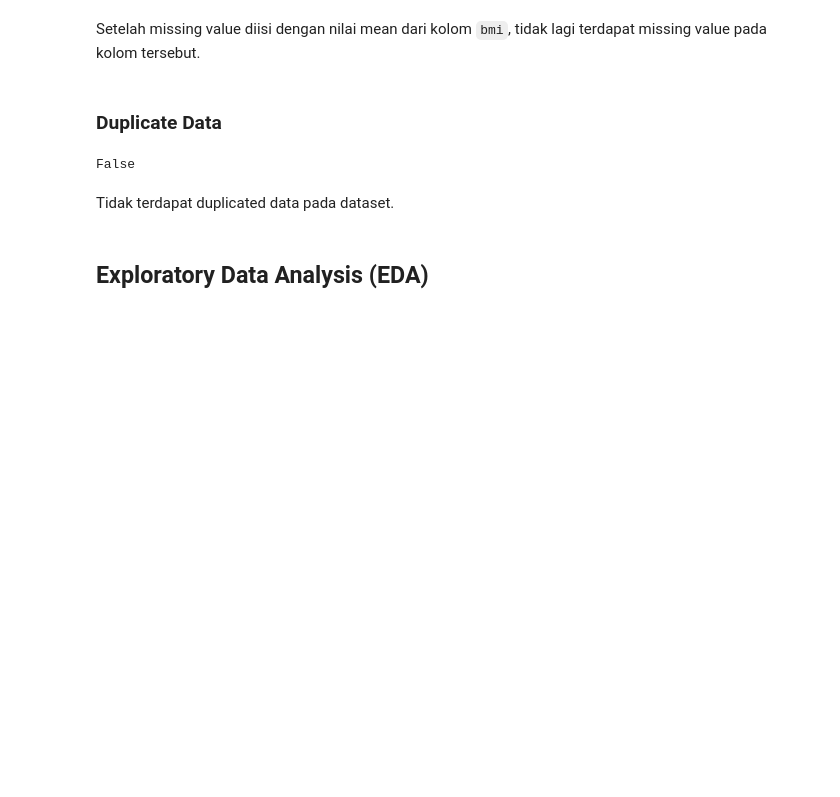
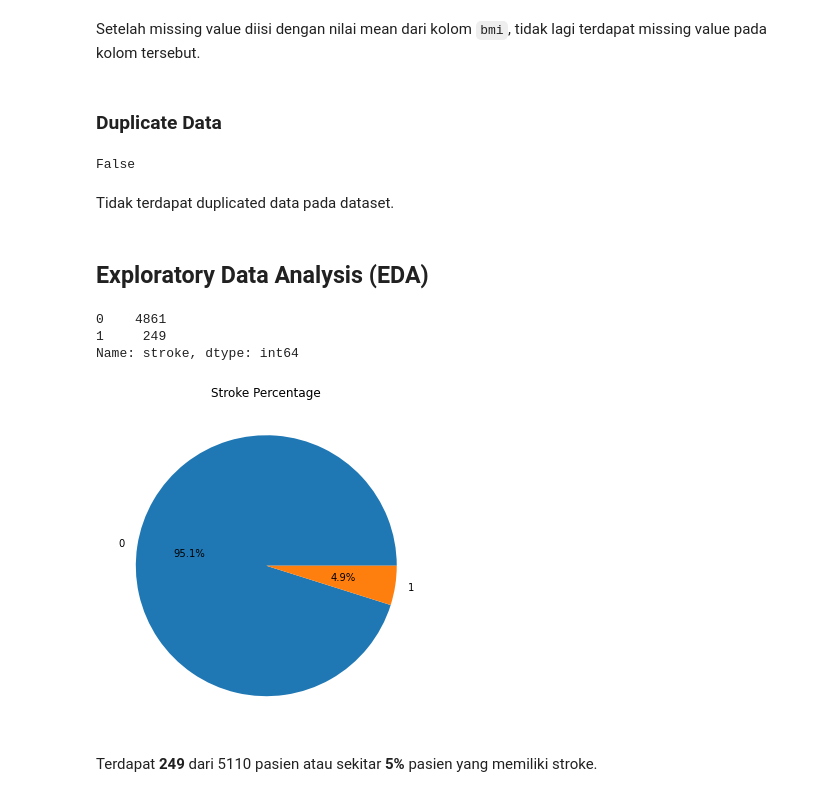
Before and after one commit to Penzragon/h8dsft_LogisticRegression, a Jupyter notebook: script.ipynb, the cells around one changed output. Cells and saved outputs as stored; diff of their text form; code cells hidden in the pictures; blank space fills up the shorter version.

```diff
--- a/script.ipynb
+++ b/script.ipynb
@@ -166,3 +166,18 @@ False
 Tidak terdapat duplicated data pada dataset.
 # %% [markdown]
 ## Exploratory Data Analysis (EDA)
+# %%
+stroke.stroke.value_counts()
+# %% [output]
+0    4861
+1     249
+Name: stroke, dtype: int64
+# %%
+plt.figure(figsize=(10, 6))
+plt.pie(stroke.stroke.value_counts(), labels=stroke.stroke.value_counts().index, autopct='%1.1f%%')
+plt.title('Stroke Percentage')
+plt.show()
+# %% [output]
+[figure, added]
+# %% [markdown]
+Terdapat **249** dari 5110 pasien atau sekitar **5%** pasien yang memiliki stroke.
```
Also changed, not shown: parts of 3 cells of this notebook.
